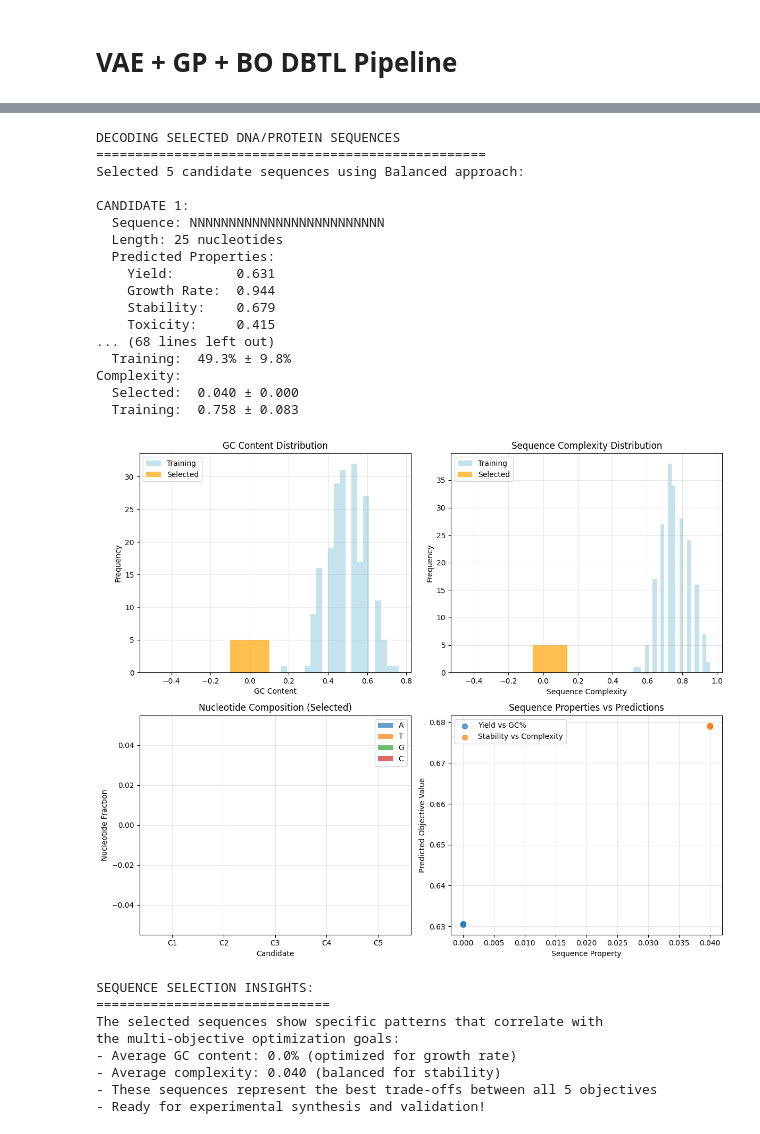
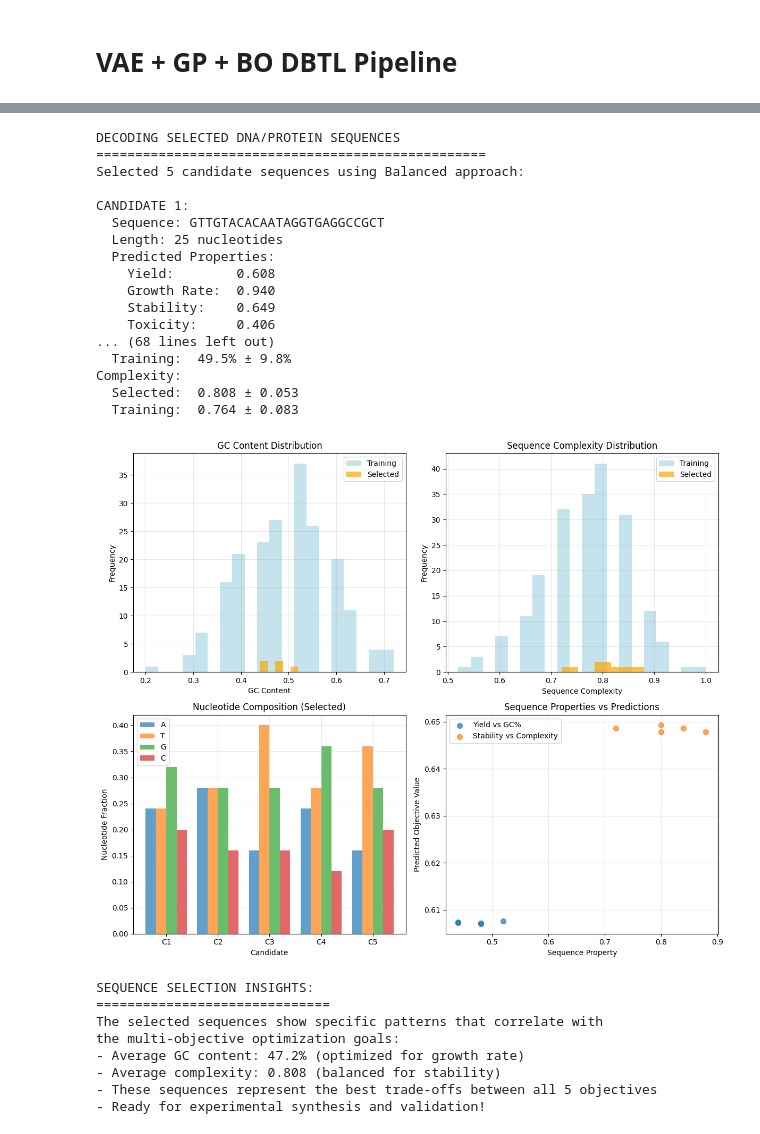
Before and after one commit to aditya1101/misc_projects, a Jupyter notebook: dbtl_gp_loop/02_vae_gp.ipynb, the cells around one changed output, grey strips where cells are left out. Cells and saved outputs as stored; diff of their text form; code cells hidden in the pictures.

Commit message:
fixed issue with always returning the same candidate sequence

```diff
--- a/dbtl_gp_loop/02_vae_gp.ipynb
+++ b/dbtl_gp_loop/02_vae_gp.ipynb
@@ -55,16 +55,21 @@ def generate_dummy_sequences(n_samples=1000, seq_length=100):
     # 4 nucleotides/amino acids for simplicity (A, T, G, C)
     n_vocab = 4
 
+    # Ensure seq_length is divisible by n_vocab
+    assert seq_length % n_vocab == 0, f"seq_length ({seq_length}) must be divisible by n_vocab ({n_vocab})"
+
+    actual_seq_length = seq_length // n_vocab  # Number of actual nucleotides
+
     # Generate random sequences
     sequences = []
     for _ in range(n_samples):
-        # Random sequence of length seq_length
-        seq_indices = np.random.choice(n_vocab, size=seq_length//n_vocab)
+        # Random sequence of actual nucleotides
+        seq_indices = np.random.choice(n_vocab, size=actual_seq_length)
 
-        # Convert to one-hot
+        # Convert to one-hot encoding
         one_hot = np.zeros(seq_length)
         for i, idx in enumerate(seq_indices):
-            one_hot[i*n_vocab + idx] = 1
+            one_hot[i * n_vocab + idx] = 1
 
         sequences.append(one_hot)
 
@@ -807,12 +811,10 @@ def decode_sequences(one_hot_sequences, nucleotide_mapping=None):
         decoded_seq = []
         for i in range(0, len(seq), n_vocab):
             chunk = seq[i:i+n_vocab]
-            # Find the index with value 1 (or highest value)
+            # Find the index with highest value (argmax)
             max_idx = np.argmax(chunk)
-            if chunk[max_idx] > 0.5:  # Threshold for one-hot detection
-                decoded_seq.append(nucleotide_mapping[max_idx])
-            else:
-                decoded_seq.append('N')  # Unknown nucleotide
+            # Always use the highest value nucleotide (no threshold needed)
+            decoded_seq.append(nucleotide_mapping[max_idx])
 
         decoded_sequences.append(''.join(decoded_seq))
 
@@ -986,48 +988,48 @@ axes[1, 0].grid(True, alpha=0.3)
 # Plot 4: Predicted vs actual properties correlation
 axes[1, 1].scatter(selected_gc, top_predictions[:, 0], alpha=0.7, s=50, label='Yield vs GC%')
 axes[1, 1].scatter(selected_complexity, top_predictions[:, 2], alpha=0.7, s=50, label='Stability vs Complexity')
 axes[1, 1].set_xlabel('Sequence Property')
 axes[1, 1].set_ylabel('Predicted Objective Value')
 axes[1, 1].set_title('Sequence Properties vs Predictions')
 axes[1, 1].legend()
 axes[1, 1].grid(True, alpha=0.3)
 
 plt.tight_layout()
 plt.show()
 
 print("\nSEQUENCE SELECTION INSIGHTS:")
 print("=" * 30)
 print("The selected sequences show specific patterns that correlate with")
 print("the multi-objective optimization goals:")
 print(f"- Average GC content: {np.mean(selected_gc):.1%} (optimized for growth rate)")
 print(f"- Average complexity: {np.mean(selected_complexity):.3f} (balanced for stability)")
 print(f"- These sequences represent the best trade-offs between all 5 objectives")
 print(f"- Ready for experimental synthesis and validation!")
 # %% [output]
 DECODING SELECTED DNA/PROTEIN SEQUENCES
 ==================================================
 Selected 5 candidate sequences using Balanced approach:
 
 CANDIDATE 1:
-  Sequence: NNNNNNNNNNNNNNNNNNNNNNNNN
+  Sequence: GTTGTACACAATAGGTGAGGCCGCT
   Length: 25 nucleotides
   Predicted Properties:
-    Yield:        0.631
-    Growth Rate:  0.944
-    Stability:    0.679
-    Toxicity:     0.415
+    Yield:        0.608
+    Growth Rate:  0.940
+    Stability:    0.649
+    Toxicity:     0.406
 ... (68 lines left out)
-  Training:  49.3% ± 9.8%
+  Training:  49.5% ± 9.8%
 Complexity:
-  Selected:  0.040 ± 0.000
-  Training:  0.758 ± 0.083
+  Selected:  0.808 ± 0.053
+  Training:  0.764 ± 0.083
-[figure, old version]
+[figure, new version]
 SEQUENCE SELECTION INSIGHTS:
 ==============================
 The selected sequences show specific patterns that correlate with
 the multi-objective optimization goals:
-- Average GC content: 0.0% (optimized for growth rate)
-- Average complexity: 0.040 (balanced for stability)
+- Average GC content: 47.2% (optimized for growth rate)
+- Average complexity: 0.808 (balanced for stability)
 - These sequences represent the best trade-offs between all 5 objectives
 - Ready for experimental synthesis and validation!
 # %%
```
Also changed, not shown: parts of 5 cells of this notebook.
